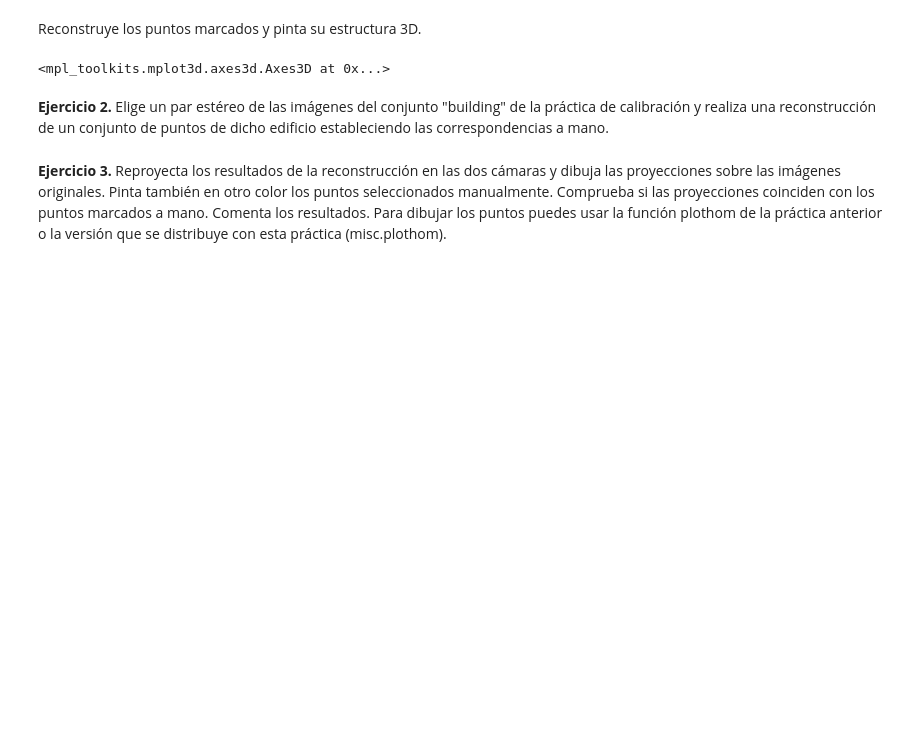
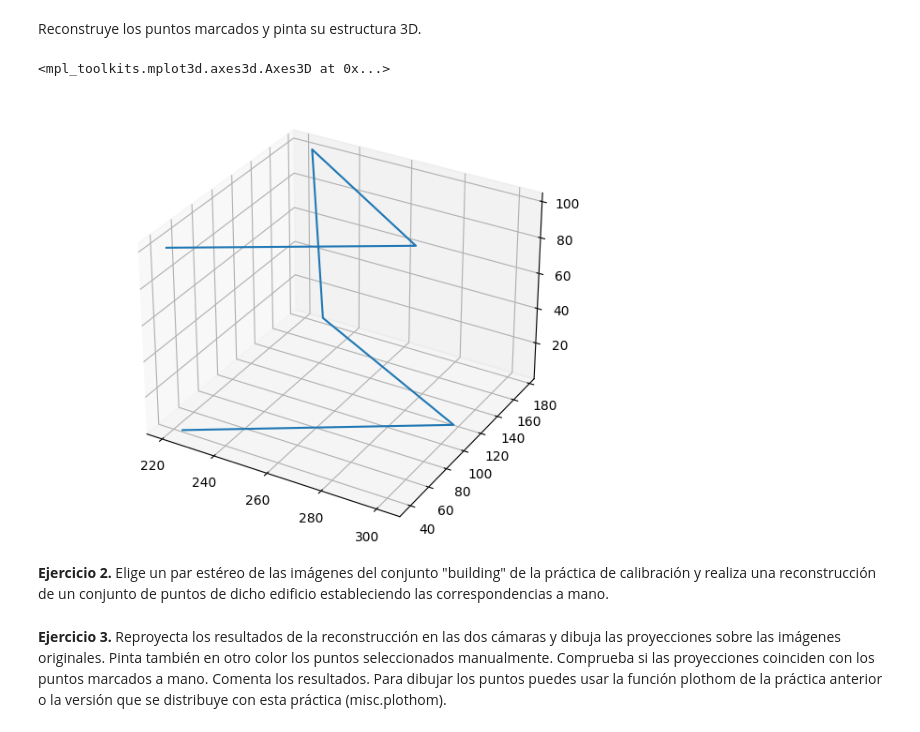
Before and after one commit to themrcesi/ComputerVision, a Jupyter notebook: Práctica3/PracticaStereo.ipynb, the cells around one changed output. Cells and saved outputs as stored; diff of their text form; code cells hidden in the pictures; blank space fills up the shorter version.

```diff
--- a/Práctica3/PracticaStereo.ipynb
+++ b/Práctica3/PracticaStereo.ipynb
@@ -236,6 +244,10 @@ mM = mM[0:3,:] / mM[3,:]
 misc.plot3D(mM[0,:],mM[1,:],mM[2,:])
 # %% [output]
 <mpl_toolkits.mplot3d.axes3d.Axes3D at 0x...>
+# %%
+Image(filename = "img/reconstruction.png", width = 600, height = 600)
+# %% [output]
+[figure, added]
 # %% [markdown]
 **Ejercicio 2.**  Elige un par estéreo de las imágenes del conjunto "building" de la práctica de calibración y realiza una reconstrucción de un conjunto de puntos de dicho edificio estableciendo las correspondencias a mano.
 # %%
```
Also changed, not shown: parts of 18 cells of this notebook, 2 other files.
